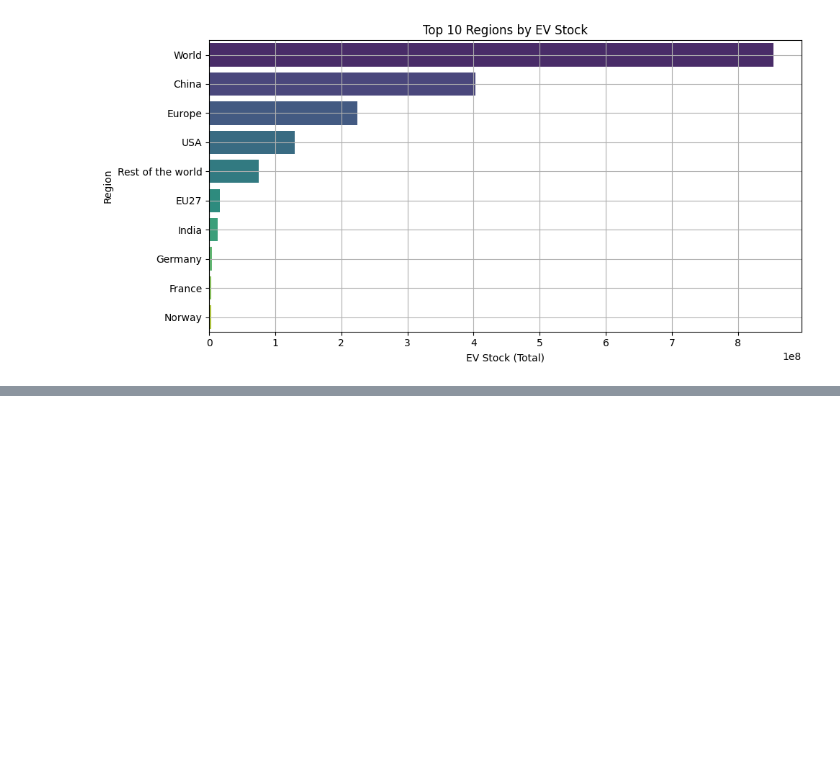
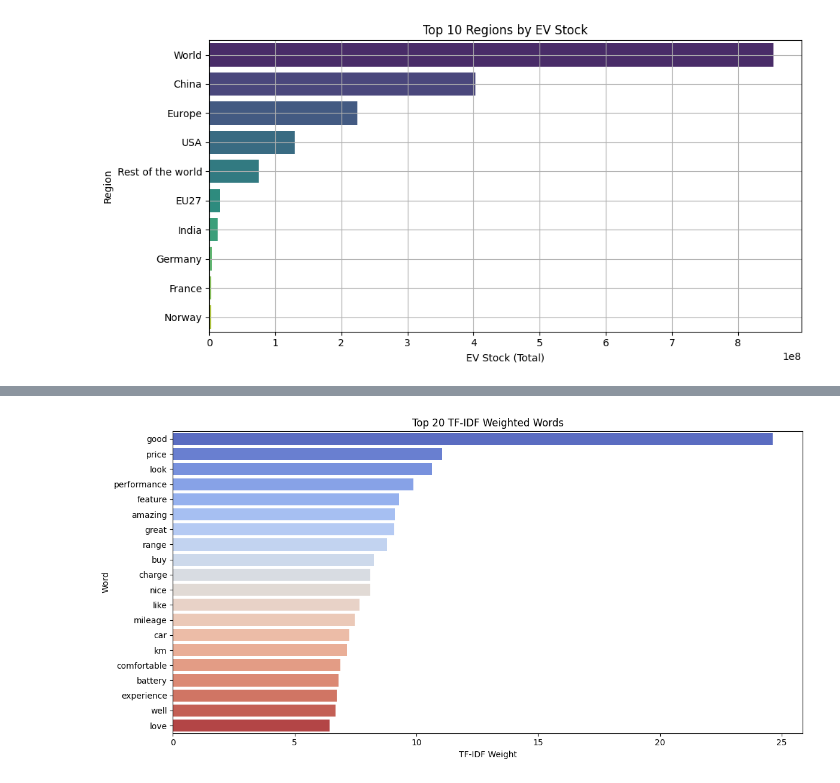
Before and after one commit to ChethasReddy/ev-sentiment-kpi-analysis, a Jupyter notebook: ev_analysis.ipynb, the cells around one changed output, grey strips where cells are left out. Saved outputs shown, nothing was run; the diff lists cells and outputs as text; code cells hidden in the pictures; blank space fills up the shorter version.

```diff
--- a/ev_analysis.ipynb
+++ b/ev_analysis.ipynb
@@ -149,0 +209,25 @@ Years: 2010 - 2024
+# %%
+from sklearn.feature_extraction.text import TfidfVectorizer
+
+tfidf = TfidfVectorizer(max_features=1000)
+X_tfidf = tfidf.fit_transform(df_reviews["cleaned_review"])
+
+# Vocabulary & weights
+vocab = tfidf.get_feature_names_out()
+weights = X_tfidf.toarray().sum(axis=0)
+
+# Plot top TF-IDF features
+tfidf_df = pd.DataFrame({
+    "word": vocab,
+    "weight": weights
+}).sort_values(by="weight", ascending=False).head(20)
+
+plt.figure(figsize=(12,6))
+sns.barplot(x="weight", y="word", data=tfidf_df, hue='word', palette="coolwarm")
+plt.title("Top 20 TF-IDF Weighted Words")
+plt.xlabel("TF-IDF Weight")
+plt.ylabel("Word")
+plt.tight_layout()
+plt.show()
+# %% [output]
+[figure, added]
```
Also changed, not shown: parts of 8 cells of this notebook.
